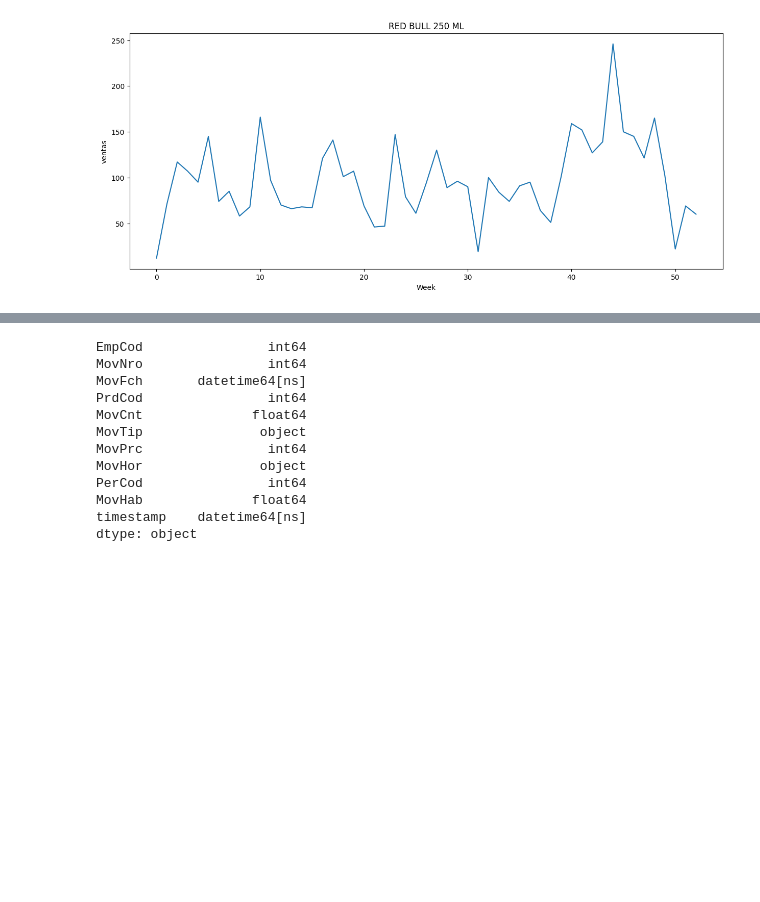
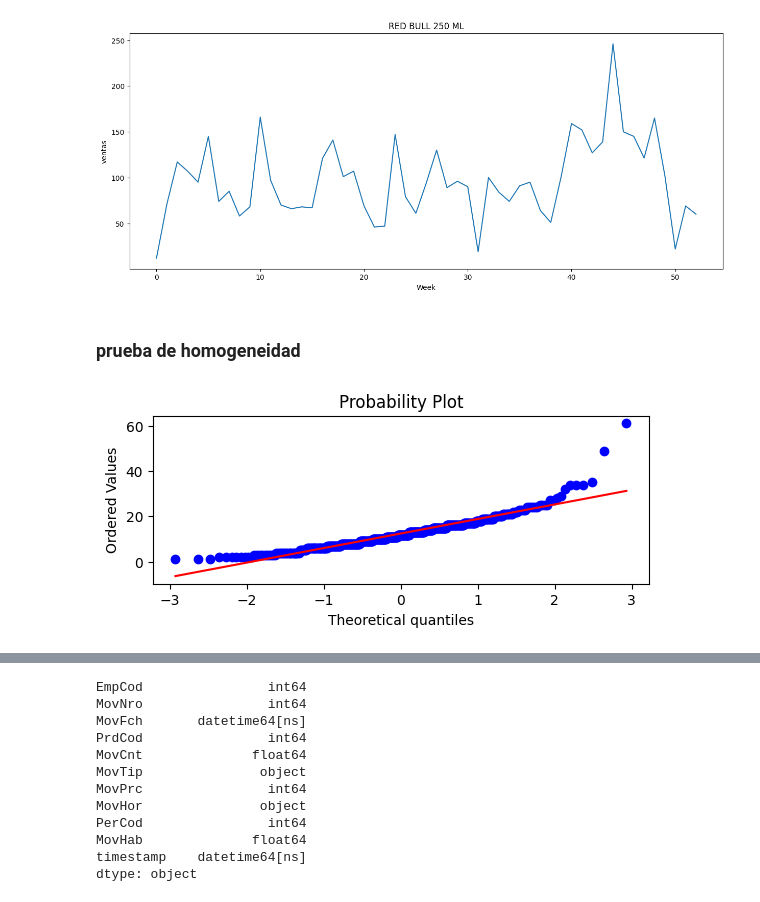
Before and after one commit to darwin1k/MiniMarket, a Jupyter notebook: EdaInitial.ipynb, the cells around one changed output, grey strips where cells are left out. Drawn from its saved outputs; the diff is of its cells as text; code cells hidden in the pictures; blank space fills up the shorter version.

```diff
--- a/EdaInitial.ipynb
+++ b/EdaInitial.ipynb
@@ -494,3 +520,12 @@ plt.title(f'{nombre_producto}')
 # %% [output]
 Text(0.5, 1.0, 'RED BULL 250 ML')
 [figure]
+# %% [markdown]
+### prueba de homogeneidad
+# %%
+fig = plt.figure()
+
+ax1 = fig.add_subplot(211)
+prob = stats.probplot(ventas_dia['ventas'], dist=stats.norm, plot=ax1)
+# %% [output]
+[figure, added]
```
Also changed, not shown: parts of 13 cells of this notebook.
